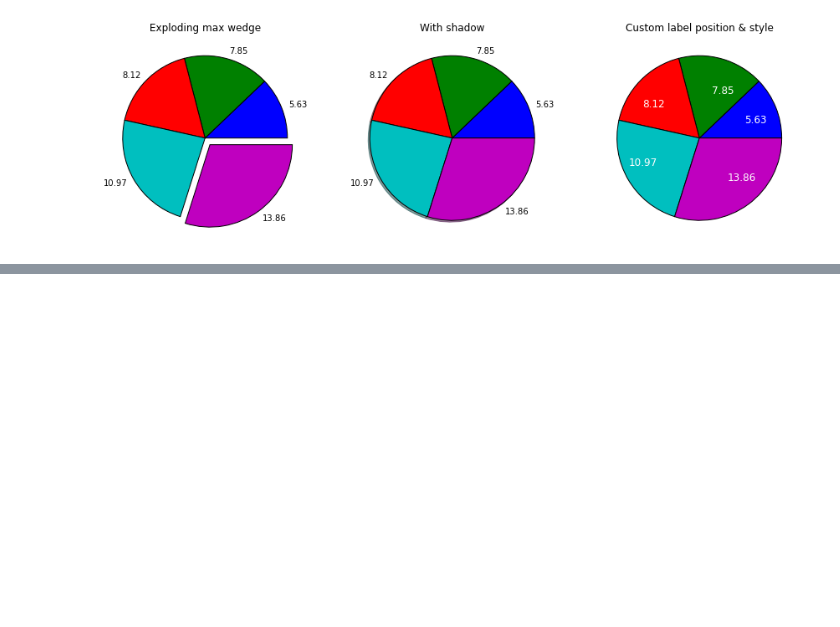
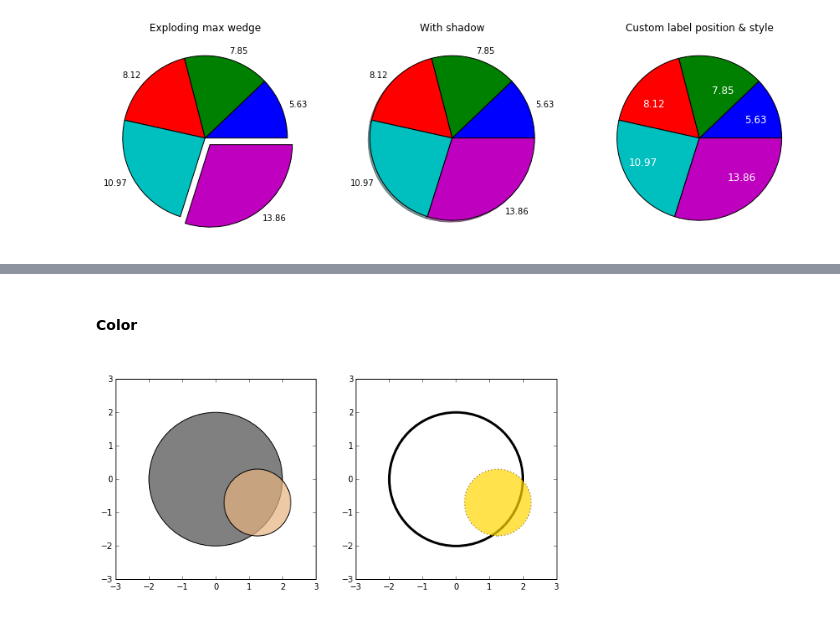
Before and after one commit to mmathioudakis/matplotlib_plot_examples, a Jupyter notebook: little_matplotlib_cookbook.ipynb, the cells around one changed output, grey strips where cells are left out. Saved outputs shown, nothing was run; the diff lists cells and outputs as text; code cells hidden in the pictures; blank space fills up the shorter version.

```diff
--- a/little_matplotlib_cookbook.ipynb
+++ b/little_matplotlib_cookbook.ipynb
@@ -527,0 +549,16 @@ _tmp = ax[2].pie(x, labeldistance = 0.6, labels = value_labels(x),
+# %% [markdown]
+#### Color
+# %%
+fig, ax = plt.subplots(1,3, figsize = (15, 5))
+
+ax[0].set(aspect = 1, xlim = (-3, 3), ylim = (-3, 3))
+_tmp = ax[0].add_patch(patches.Circle((0,0), 2, fc = (0.5, 0.5, 0.5)))
+_tmp = ax[0].add_patch(patches.Circle((1.25,-0.7), 1, fc = (0.9, 0.7, 0.5, 0.7)))
+
+ax[1].set(aspect = 1, xlim = (-3, 3), ylim = (-3, 3))
+_tmp = ax[1].add_patch(patches.Circle((0,0), 2, fill = False, lw = 3))
+_tmp = ax[1].add_patch(patches.Circle((1.25,-0.7), 1, fc = 'gold', ls = 'dotted', alpha = 0.7))
+
+_tmp = ax[2].axis('off')
+# %% [output]
+[figure, added]
```
Also changed, not shown: parts of 5 cells of this notebook.
